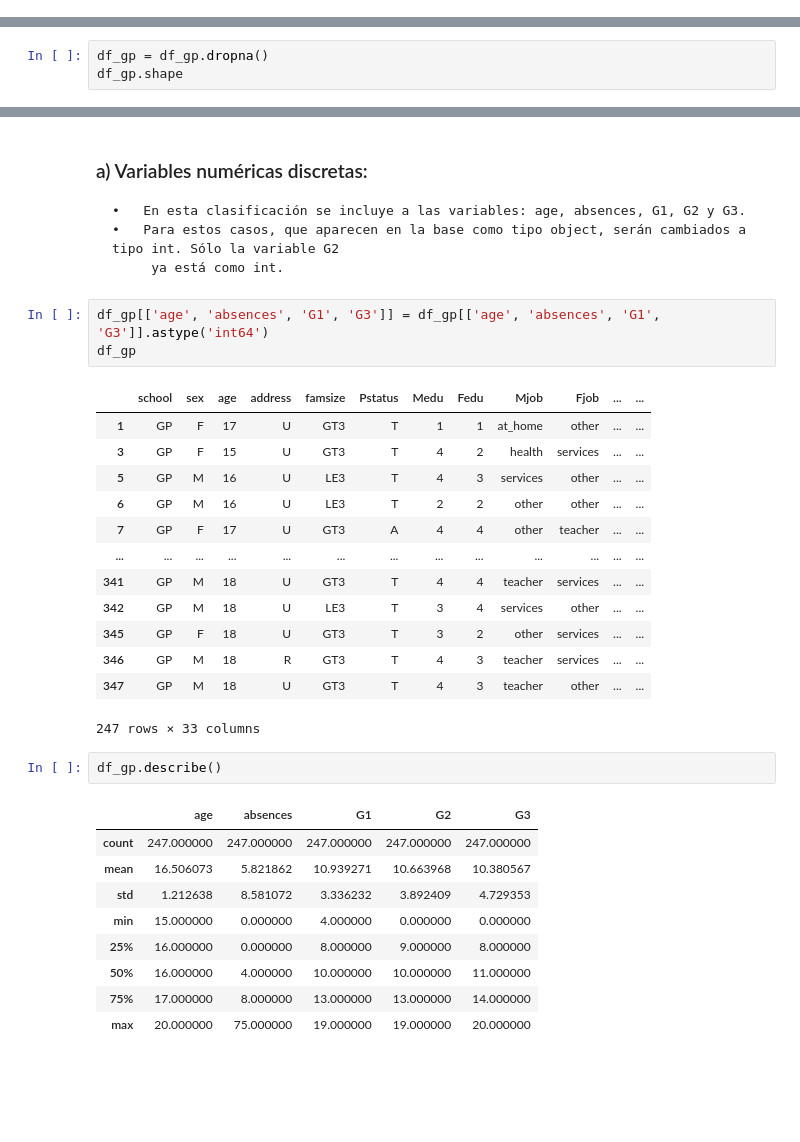
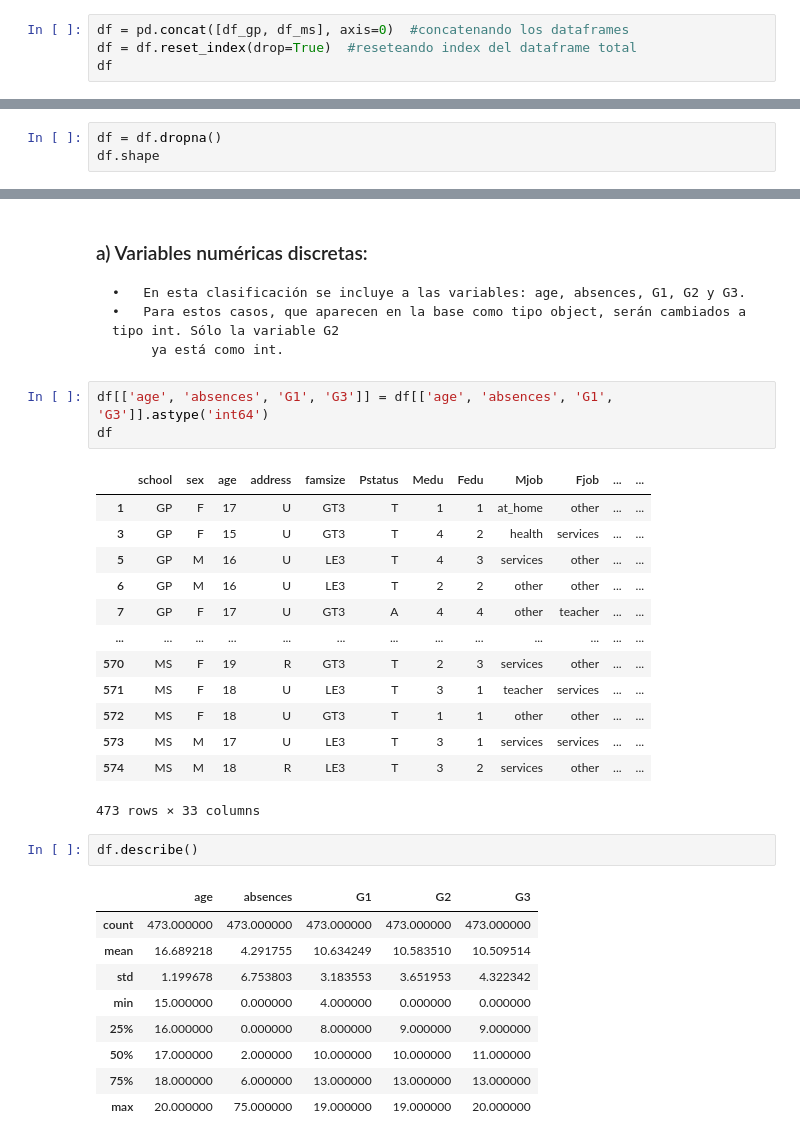
Before and after one commit to MBlancoC/Proyecto_IMT2200_Blanco_Moran_Varela, a Jupyter notebook: Proyecto.ipynb, the cells around one changed output, grey strips where cells are left out. Cells and saved outputs as stored; diff of their text form; blank space fills up the shorter version.

```diff
--- a/Proyecto.ipynb
+++ b/Proyecto.ipynb
@@ -154,0 +159,4 @@ dtype: object
+# %%
+df = pd.concat([df_gp, df_ms], axis=0)  #concatenando los dataframes
+df = df.reset_index(drop=True)  #reseteando index del dataframe total
+df
@@ -190,6 +212,6 @@ msgno.matrix(df_gp, inline = True)
     •	Además de considerar que la base total de datos no es grande, estaríamos sesgando los potenciales resultados.
     •	Se toma la decisión de eliminar los registros (filas) con datos perdidos para seguir con una evaluación más adecuada.
 # %%
-df_gp = df_gp.dropna()
-df_gp.shape
+df = df.dropna()
+df.shape
 # %% [output]
@@ -207,32 +229,32 @@ df_gp.shape
     •	Para estos casos, que aparecen en la base como tipo object, serán cambiados a tipo int. Sólo la variable G2
          ya está como int.
 # %%
-df_gp[['age', 'absences', 'G1', 'G3']] = df_gp[['age', 'absences', 'G1', 'G3']].astype('int64')
-df_gp
+df[['age', 'absences', 'G1', 'G3']] = df[['age', 'absences', 'G1', 'G3']].astype('int64')
+df
 # %% [output]
 |  | school | sex | age | address | famsize | Pstatus | Medu | Fedu | Mjob | Fjob | ... | ... |
 | 1 | GP | F | 17 | U | GT3 | T | 1 | 1 | at_home | other | ... | ... |
 | 3 | GP | F | 15 | U | GT3 | T | 4 | 2 | health | services | ... | ... |
 | 5 | GP | M | 16 | U | LE3 | T | 4 | 3 | services | other | ... | ... |
 | 6 | GP | M | 16 | U | LE3 | T | 2 | 2 | other | other | ... | ... |
 | 7 | GP | F | 17 | U | GT3 | A | 4 | 4 | other | teacher | ... | ... |
 | ... | ... | ... | ... | ... | ... | ... | ... | ... | ... | ... | ... | ... |
-| 341 | GP | M | 18 | U | GT3 | T | 4 | 4 | teacher | services | ... | ... |
-| 342 | GP | M | 18 | U | LE3 | T | 3 | 4 | services | other | ... | ... |
-| 345 | GP | F | 18 | U | GT3 | T | 3 | 2 | other | services | ... | ... |
-| 346 | GP | M | 18 | R | GT3 | T | 4 | 3 | teacher | services | ... | ... |
-| 347 | GP | M | 18 | U | GT3 | T | 4 | 3 | teacher | other | ... | ... |
+| 570 | MS | F | 19 | R | GT3 | T | 2 | 3 | services | other | ... | ... |
+| 571 | MS | F | 18 | U | LE3 | T | 3 | 1 | teacher | services | ... | ... |
+| 572 | MS | F | 18 | U | GT3 | T | 1 | 1 | other | other | ... | ... |
+| 573 | MS | M | 17 | U | LE3 | T | 3 | 1 | services | services | ... | ... |
+| 574 | MS | M | 18 | R | LE3 | T | 3 | 2 | services | other | ... | ... |
-247 rows × 33 columns
+473 rows × 33 columns
 # %%
-df_gp.describe()
+df.describe()
 # %% [output]
 |  | age | absences | G1 | G2 | G3 |
-| count | 247.000000 | 247.000000 | 247.000000 | 247.000000 | 247.000000 |
-| mean | 16.506073 | 5.821862 | 10.939271 | 10.663968 | 10.380567 |
-| std | 1.212638 | 8.581072 | 3.336232 | 3.892409 | 4.729353 |
+| count | 473.000000 | 473.000000 | 473.000000 | 473.000000 | 473.000000 |
+| mean | 16.689218 | 4.291755 | 10.634249 | 10.583510 | 10.509514 |
+| std | 1.199678 | 6.753803 | 3.183553 | 3.651953 | 4.322342 |
 | min | 15.000000 | 0.000000 | 4.000000 | 0.000000 | 0.000000 |
-| 25% | 16.000000 | 0.000000 | 8.000000 | 9.000000 | 8.000000 |
-| 50% | 16.000000 | 4.000000 | 10.000000 | 10.000000 | 11.000000 |
-| 75% | 17.000000 | 8.000000 | 13.000000 | 13.000000 | 14.000000 |
+| 25% | 16.000000 | 0.000000 | 8.000000 | 9.000000 | 9.000000 |
+| 50% | 17.000000 | 2.000000 | 10.000000 | 10.000000 | 11.000000 |
+| 75% | 18.000000 | 6.000000 | 13.000000 | 13.000000 | 13.000000 |
 | max | 20.000000 | 75.000000 | 19.000000 | 19.000000 | 20.000000 |
 # %%
```
Also changed, not shown: parts of 61 cells of this notebook.
